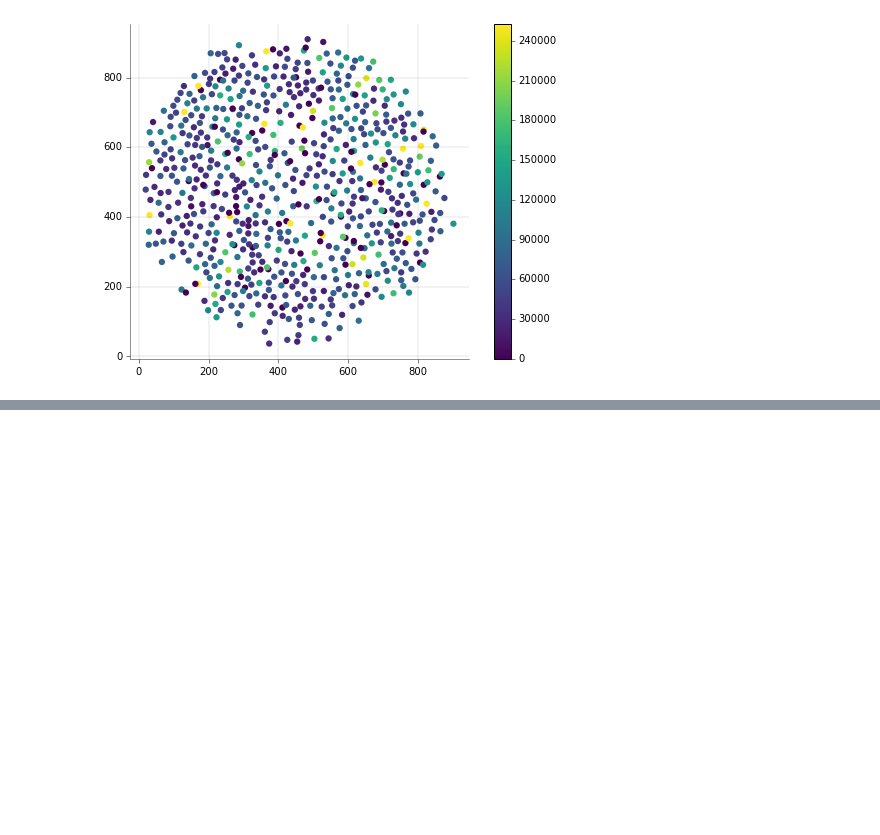
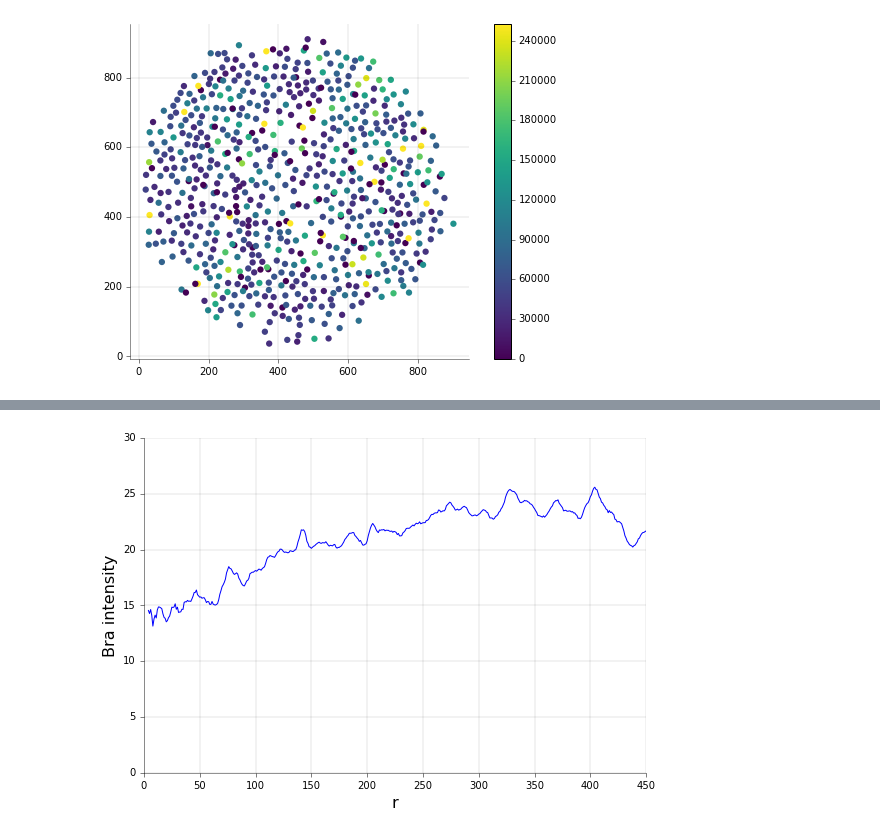
Before and after one commit to jjmetzger/stemcell_segmentation, a Jupyter notebook: watershed3d.ipynb, the cells around one changed output, grey strips where cells are left out. Drawn from its saved outputs; the diff is of its cells as text; code cells hidden in the pictures; blank space fills up the shorter version.

```diff
--- a/watershed3d.ipynb
+++ b/watershed3d.ipynb
@@ -129,8 +122,9 @@ w.channels['bra'][w.good_nuclei].total_intensity.hist(bins=100)
 # %%
-r,rs = w.radial_intensity('bra', use_selected_nuclei=1)
+r,rs = w.radial_intensity('bra', use_selected_nuclei=1, plot=False)
 fig,ax=subplots()
 ax.plot(r,pd.DataFrame(rs).rolling(5).mean())
 ax.set_xlim([0,450])
 ax.set_xlabel('r', fontsize=16)
 ax.set_ylabel('Bra intensity', fontsize=16)
 watershed3d.nice_spines(ax)
+# %% [output]
@@ -137 +132,2 @@ watershed3d.nice_spines(ax)
+[figure, added]
 # %%
```
Also changed, not shown: parts of 23 cells of this notebook, 1 other file.
